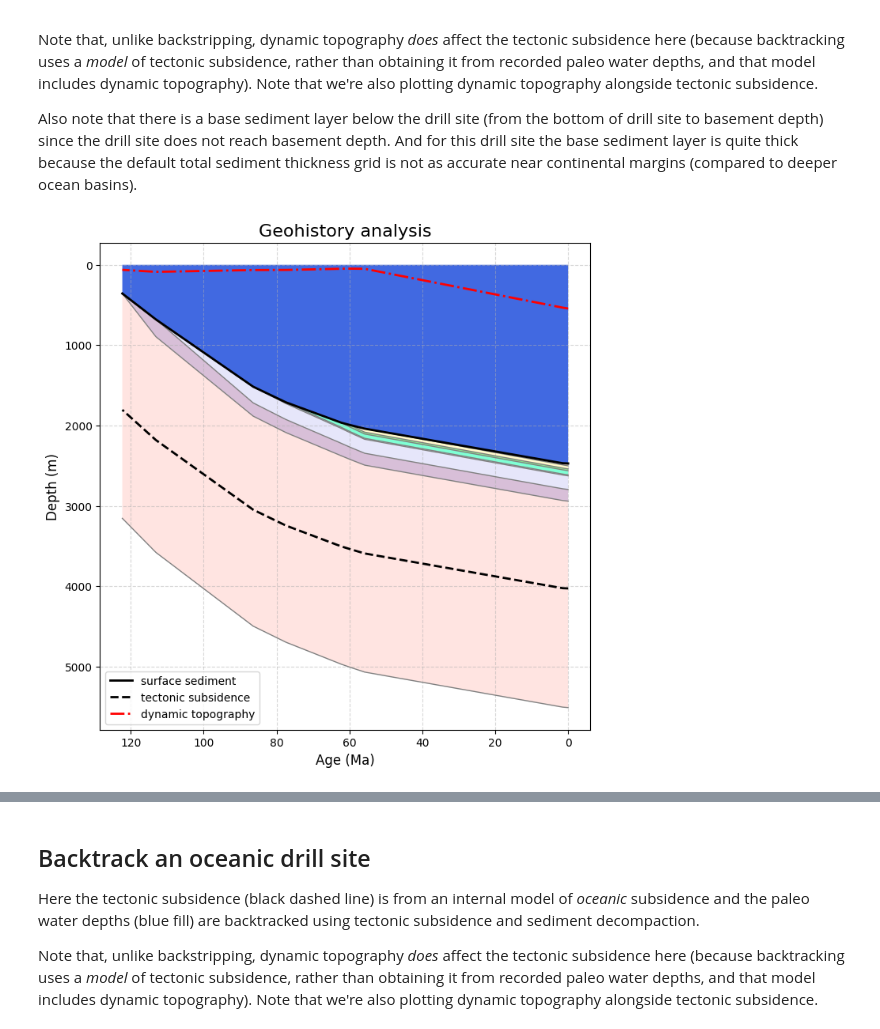
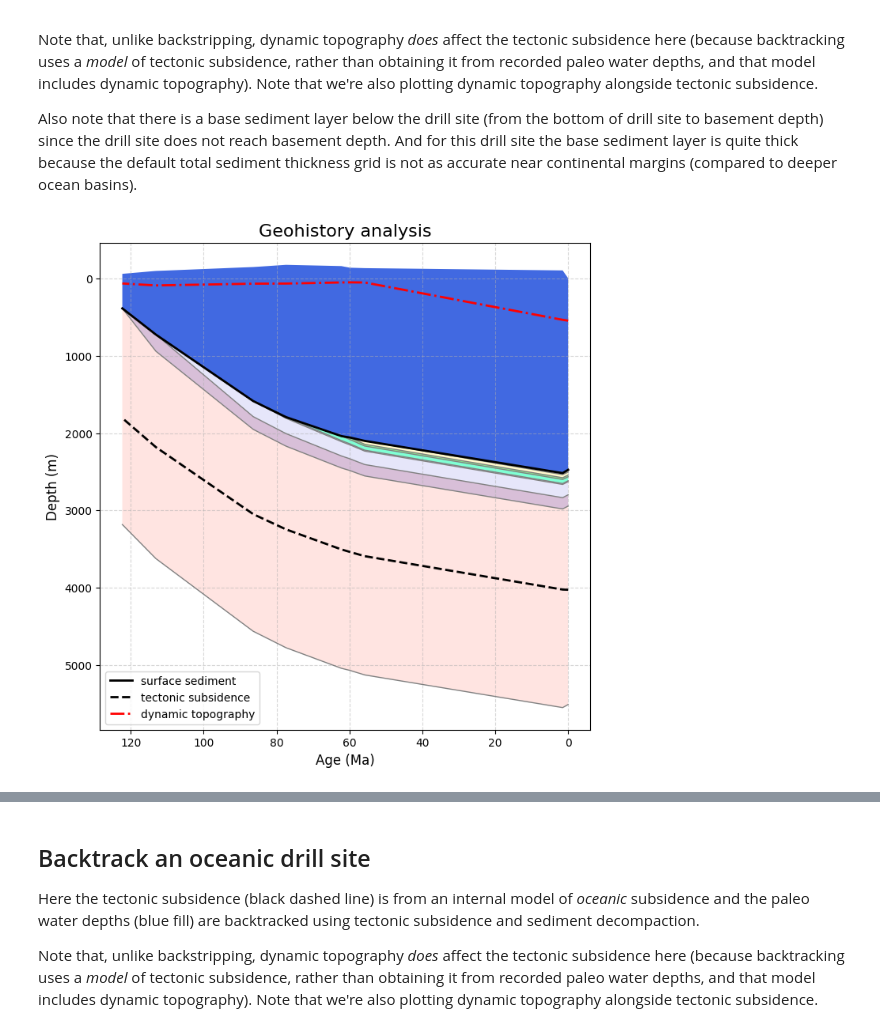
Before and after one commit to RichardScottOZ/pyBacktrack, a Jupyter notebook: pybacktrack/notebooks/decompacting_stratigraphy.ipynb, the cells around one changed output, grey strips where cells are left out. Saved outputs shown, nothing was run; the diff lists cells and outputs as text; code cells hidden in the pictures.

```diff
--- a/pybacktrack/notebooks/decompacting_stratigraphy.ipynb
+++ b/pybacktrack/notebooks/decompacting_stratigraphy.ipynb
@@ -274,10 +307,10 @@ Also note that there is a base sediment layer below the drill site (from the bot
 # %%
 well, decompacted_sections = pybacktrack.backtrack_well(
     backtrack_continental_well_filename,
-    lithology_filenames=pybacktrack.BUNDLE_LITHOLOGY_FILENAMES,
-    dynamic_topography_model='M7')
+    dynamic_topography_model='M7',
+    sea_level_model='Haq87_SealevelCurve_Longterm')
 
 # Retrieve and plot the decompacted sediment depths, etc.
 plot_decompacted_sediment_depths(*get_decompacted_sediment_depths(well, decompacted_sections, dynamic_topography_model_M7))
 # %% [output]
-[figure, old version]
+[figure, new version]
```
Also changed, not shown: parts of 12 cells of this notebook, 2 other files.
